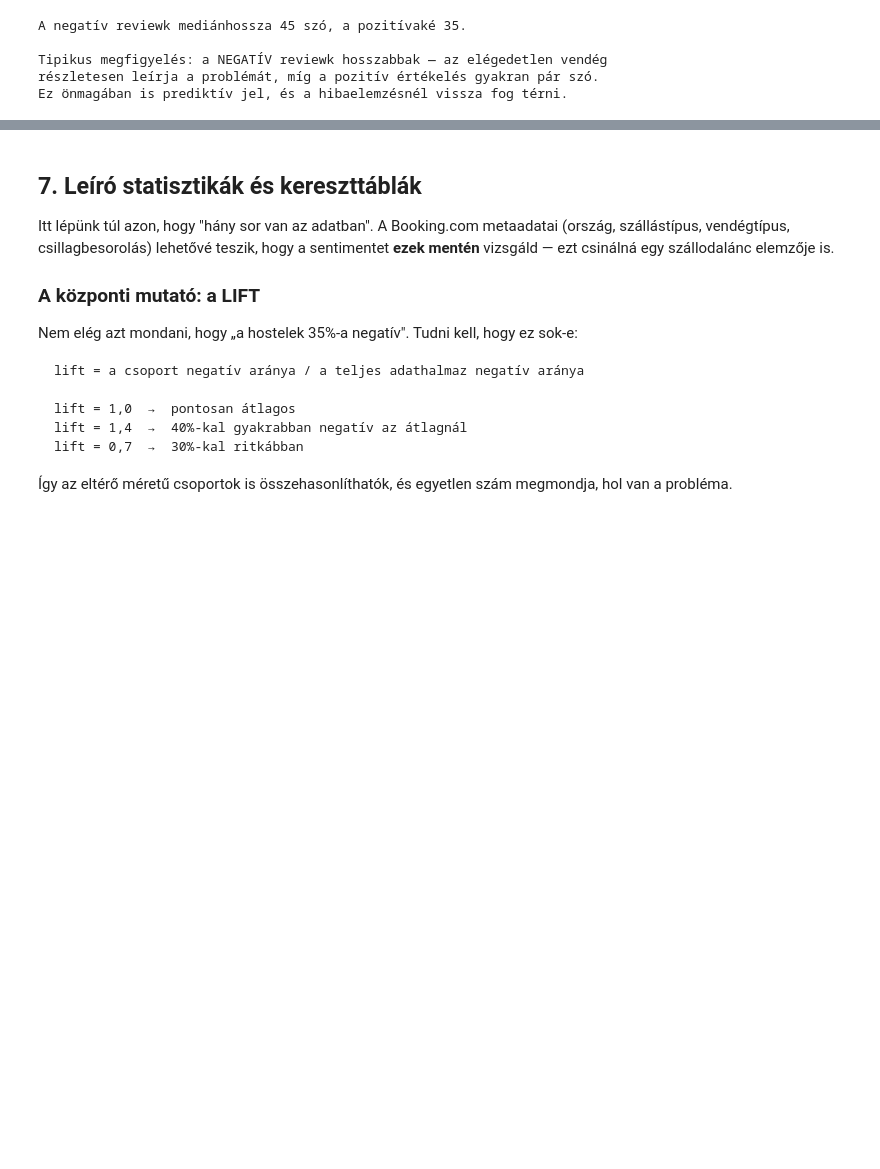
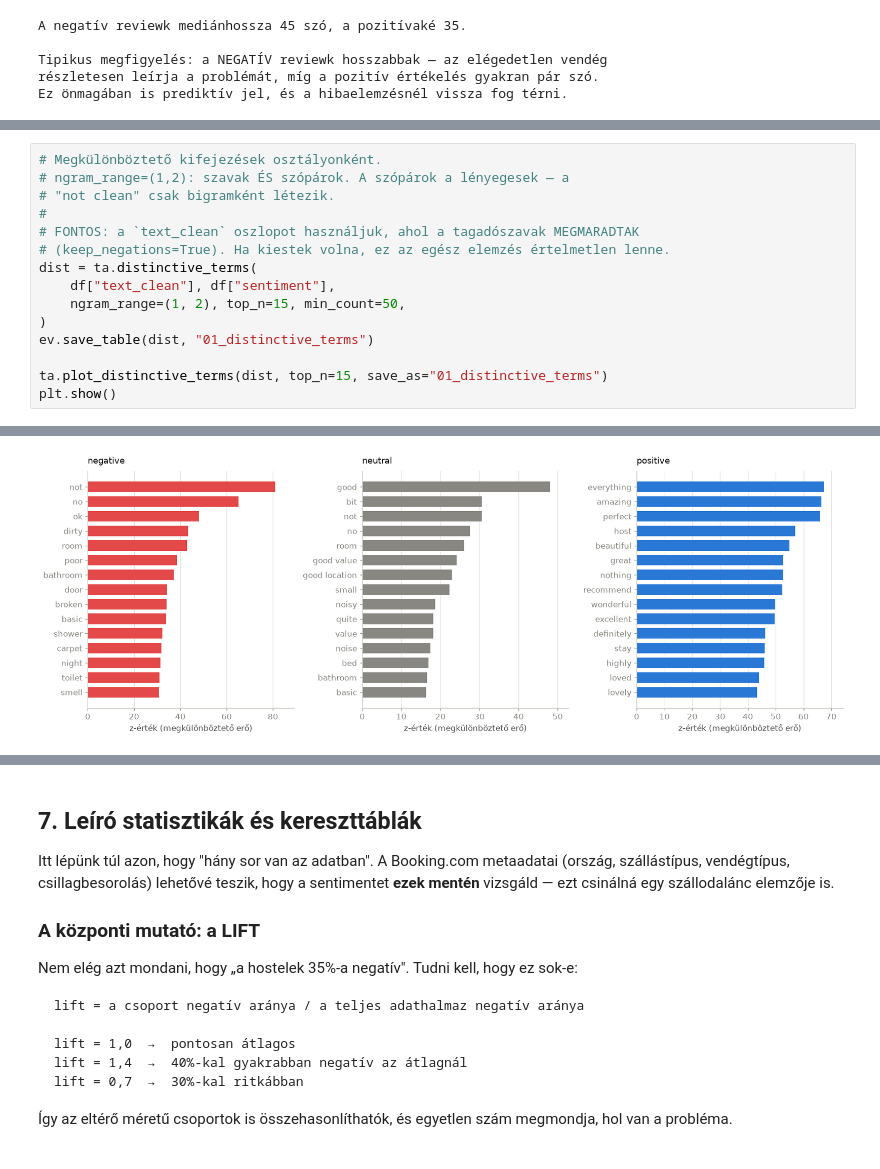
Before and after one commit to sesztaklorant/thesis, a Jupyter notebook: notebooks/01_data_loading_eda.ipynb, the cells around one changed output, grey strips where cells are left out. Saved outputs shown, nothing was run; the diff lists cells and outputs as text; blank space fills up the shorter version.

```diff
--- a/notebooks/01_data_loading_eda.ipynb
+++ b/notebooks/01_data_loading_eda.ipynb
@@ -508 +524,17 @@ plt.show()
 [figure]
+# %%
+# Megkülönböztető kifejezések osztályonként.
+# ngram_range=(1,2): szavak ÉS szópárok. A szópárok a lényegesek — a
+# "not clean" csak bigramként létezik.
+#
+# FONTOS: a `text_clean` oszlopot használjuk, ahol a tagadószavak MEGMARADTAK
+# (keep_negations=True). Ha kiestek volna, ez az egész elemzés értelmetlen lenne.
+dist = ta.distinctive_terms(
+    df["text_clean"], df["sentiment"],
+    ngram_range=(1, 2), top_n=15, min_count=50,
+)
+ev.save_table(dist, "01_distinctive_terms")
+
+ta.plot_distinctive_terms(dist, top_n=15, save_as="01_distinctive_terms")
+plt.show()
+# %% [output]
@@ -508,0 +544 @@ plt.show()
+[figure, added]
```
Also changed, not shown: parts of 25 cells of this notebook, 11 other files.
